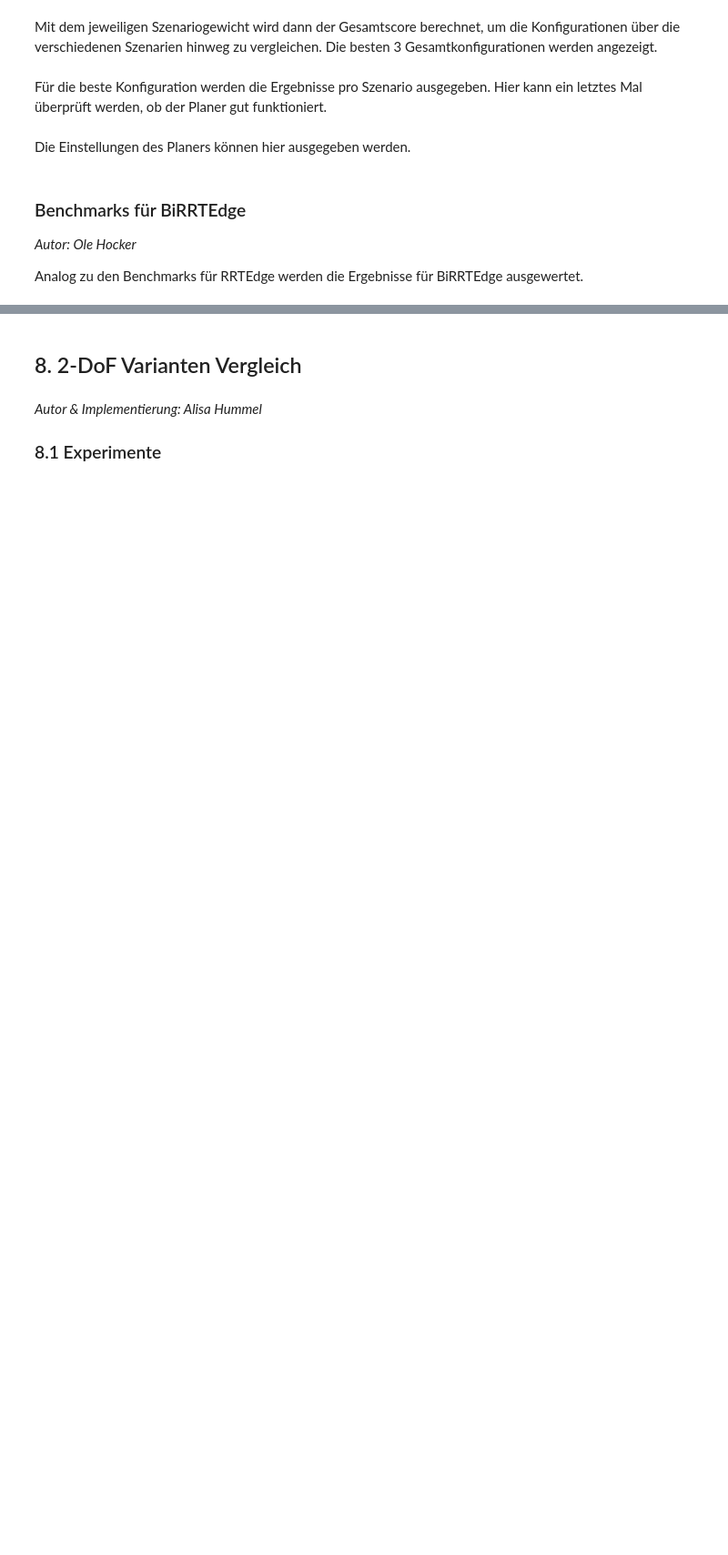
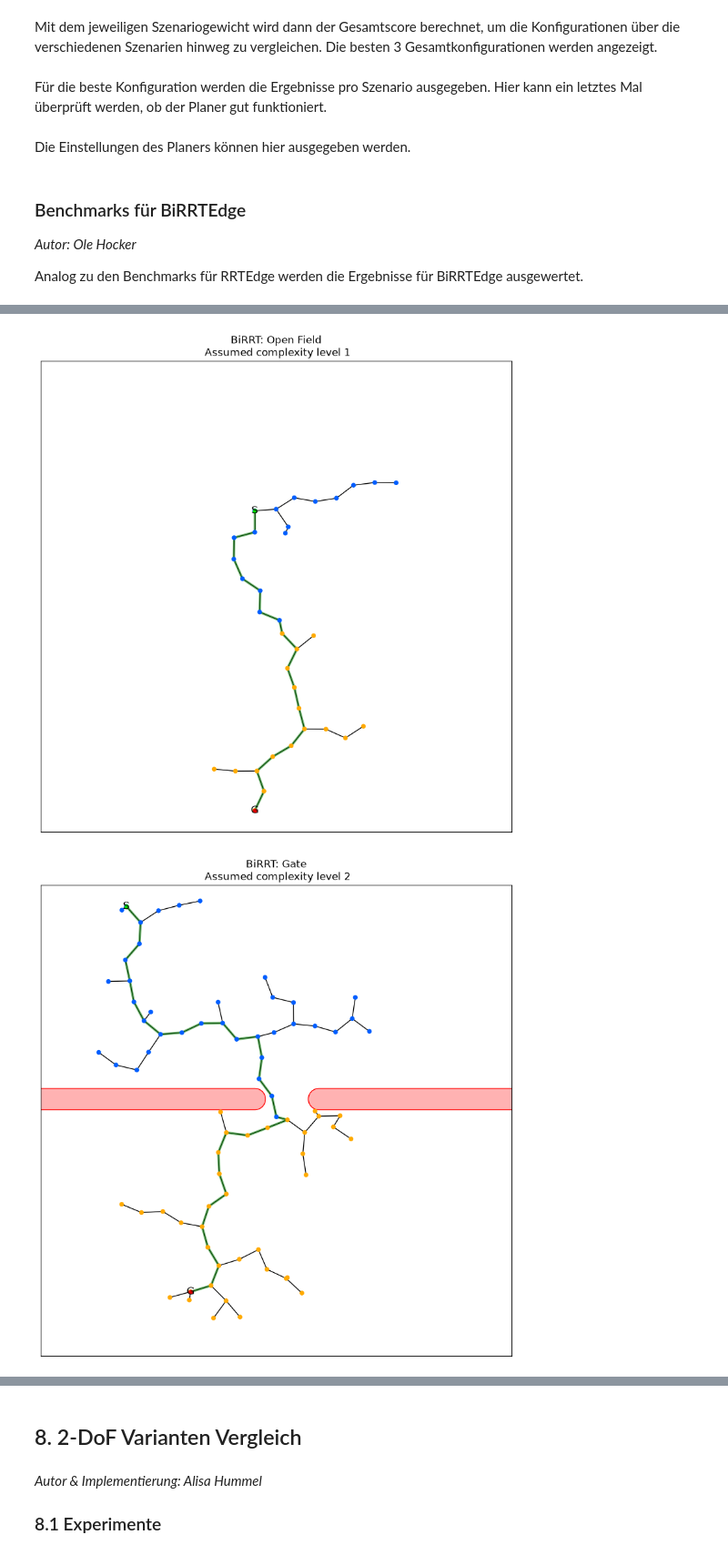
Before and after one commit to LorettaJacobs/RRT_with_Edge_sampling, a Jupyter notebook: Projektaufgabe_Template.ipynb, the cells around one changed output, grey strips where cells are left out. Shown at 91% size. Drawn from its saved outputs; the diff is of its cells as text; code cells hidden in the pictures; blank space fills up the shorter version.

```diff
--- a/Projektaufgabe_Template.ipynb
+++ b/Projektaufgabe_Template.ipynb
@@ -296,3 +293,30 @@ NUM_THREADS = 16
+# %%
+from BenchmarkList import benchList
+
+def drawScene(content, limits=[[0,23],[0,23]], figsize=(10,10), starts=None, goals=None, lines=None, name=None):
+    fig = plt.figure(figsize=figsize)
+    ax = fig.add_subplot(1,1,1)
+    ax.set_xlim(limits[0])
+    ax.set_ylim(limits[1])
+    ax.set_aspect("equal")
+    ax.grid(True, linewidth=0.3)
+    for key, value in content.items():
+        plotting.plot_polygon(value, add_points=False, ax=ax, color="red")
+    if lines:
+        for start, end, color in lines:
+            ax.plot([start[0], end[0]], [start[1], end[1]], color=color, linewidth=2)
+    if starts:
+        ax.scatter([p[0] for p in starts], [p[1] for p in starts], color="green", s=80, label="start")
+    if goals:
+        ax.scatter([p[0] for p in goals], [p[1] for p in goals], color="orange", s=80, label="goal")
+    if starts or goals:
+        ax.legend()
+    if name:
+        ax.set_title(name)
+    return fig, ax
+
+for benchmark in benchList:
+    drawScene(benchmark.collisionChecker.scene, limits=benchmark.collisionChecker.limits, starts=benchmark.startList, goals=benchmark.goalList, name=benchmark.name)
 # %% [markdown]
 ### Benchmarks für RRTEdge
 
@@ -751,35 +693,36 @@ from lib.IPVISRRT import rrtPRMVisualize
 from lib.IPPerfMonitor import IPPerfMonitor
 from BenchmarkList import benchList
 import matplotlib.pyplot as plt
 
 
-birrtedgeConfig = BiRRTConfig(
+birrtconfig = BiRRTConfig(
     stepSize=1,
     numberOfGeneratedNodes=1000,
     sampleGoalProbability=0.1,
     collisionDetectionSteps=10,
     maxIterations=2000,
     balanceTrees=True,
 )
 
 
 for benchmark in benchList:
     IPPerfMonitor.clearData()
 
     rrt = BiRRT(benchmark.collisionChecker)
-    solution, err = rrt.planPath(benchmark.startList, benchmark.goalList, birrtedgeConfig)
+    solution, err = rrt.planPath(benchmark.startList, benchmark.goalList, birrtconfig)
 
     if err:
         print(f"Benchmark {benchmark.name} failed with error: {err}")
 
     fig_local = plt.figure(figsize=(10,10))
     ax = fig_local.add_subplot(1,1,1)
-    title = benchmark.name
+    title = f"BiRRT: {benchmark.name}"
     if solution == []:
         title += " (No path found!)"
     title += "\n Assumed complexity level " + str(benchmark.level)
 
     ax.set_title(title)
     rrtPRMVisualize(rrt, solution, ax=ax, nodeSize=20)
-
-    df = IPPerfMonitor.dataFrame()
+# %% [output]
+[figure, added]
+[figure, added]
```
Also changed, not shown: parts of 12 cells of this notebook, 4 other files.
